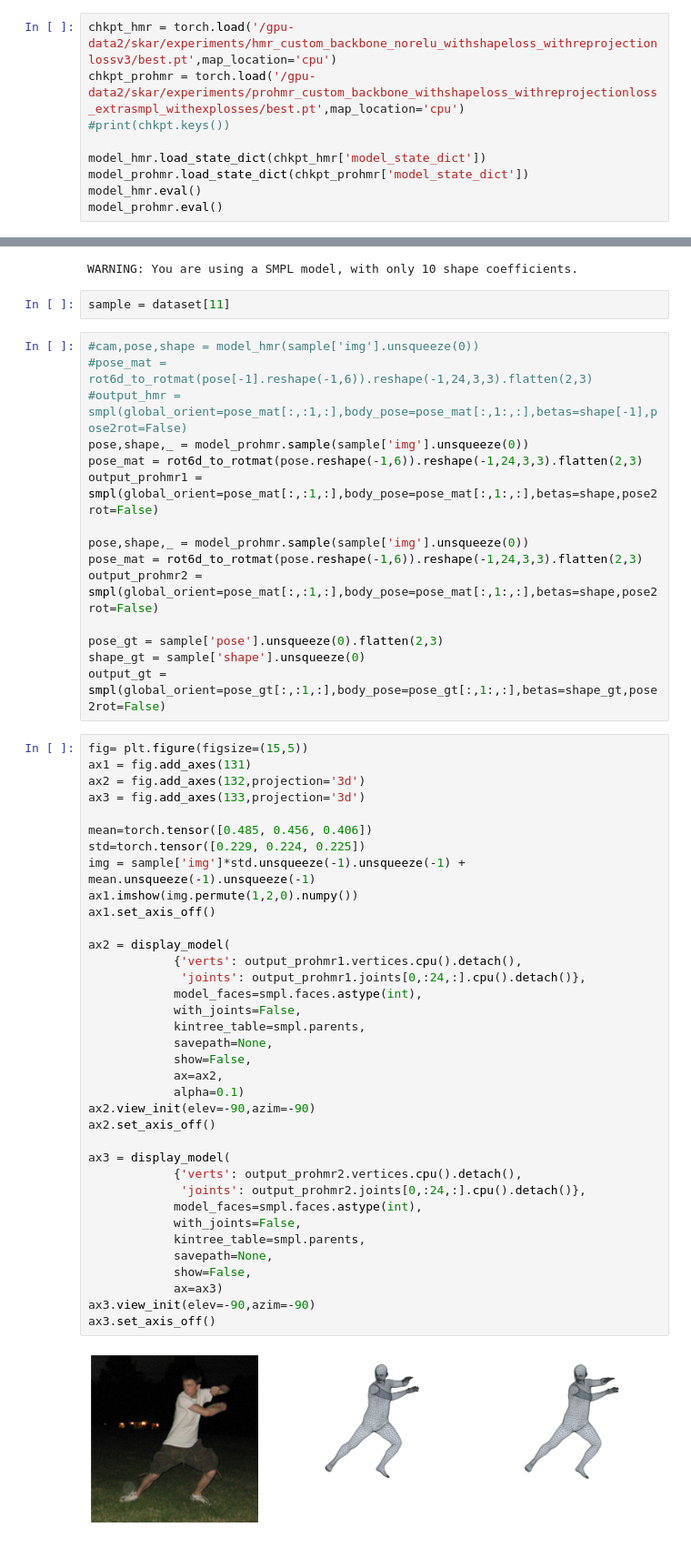
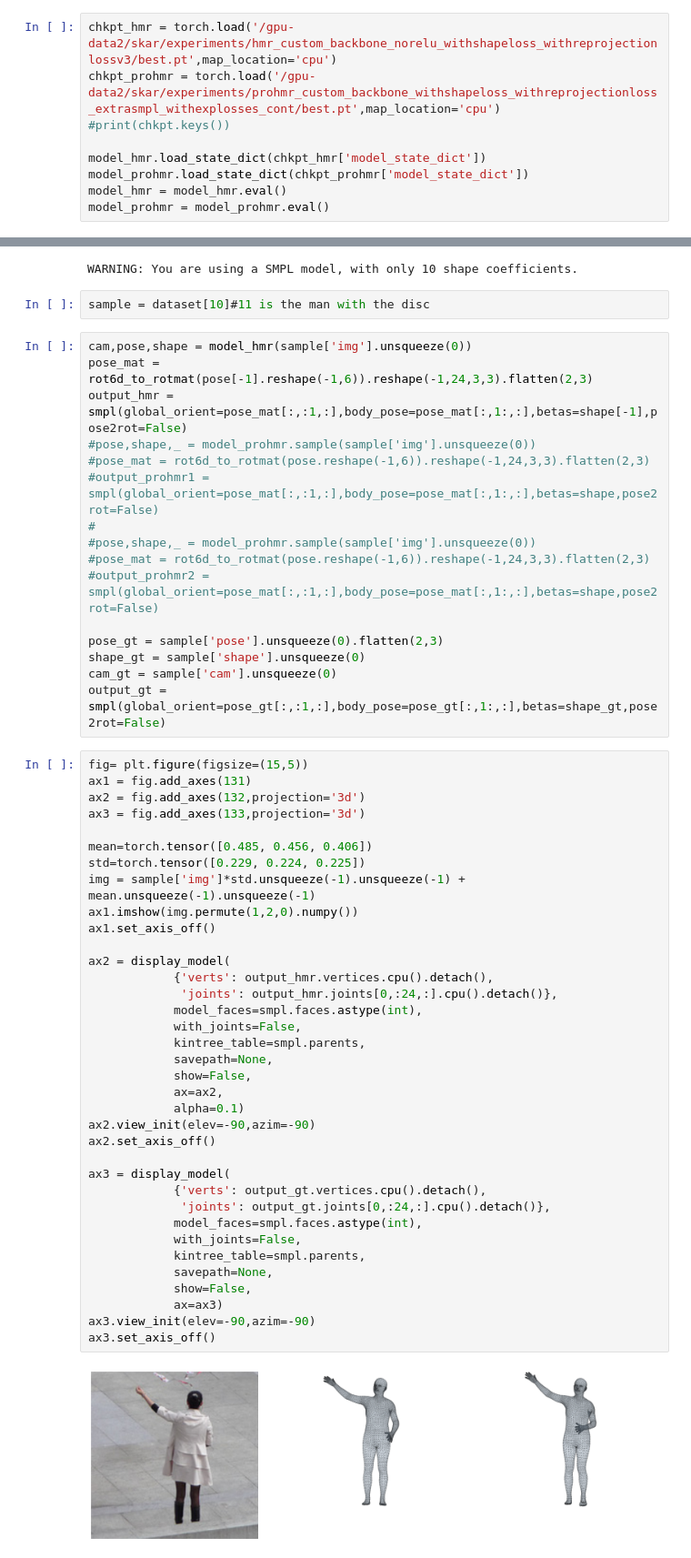
Before and after one commit to sspsk/thesis, a Jupyter notebook: notebooks/projection.ipynb, the cells around one changed output, grey strips where cells are left out. Shown at 91% size. Saved outputs shown, nothing was run; the diff lists cells and outputs as text.

Commit message:
add l1 loss option, visual & quantitative experiments on <projection.ipynb>

```diff
--- a/notebooks/projection.ipynb
+++ b/notebooks/projection.ipynb
@@ -42,10 +49,10 @@ LOG:: Using custom BackBone
 WARNING: You are using a SMPL model, with only 10 shape coefficients.
 # %%
 chkpt_hmr = torch.load('/gpu-data2/skar/experiments/hmr_custom_backbone_norelu_withshapeloss_withreprojectionlossv3/best.pt',map_location='cpu')
-chkpt_prohmr = torch.load('/gpu-data2/skar/experiments/prohmr_custom_backbone_withshapeloss_withreprojectionloss_extrasmpl_withexplosses/best.pt',map_location='cpu')
+chkpt_prohmr = torch.load('/gpu-data2/skar/experiments/prohmr_custom_backbone_withshapeloss_withreprojectionloss_extrasmpl_withexplosses_cont/best.pt',map_location='cpu')
 #print(chkpt.keys())
 
 model_hmr.load_state_dict(chkpt_hmr['model_state_dict'])
 model_prohmr.load_state_dict(chkpt_prohmr['model_state_dict'])
-model_hmr.eval()
-model_prohmr.eval()
+model_hmr = model_hmr.eval()
+model_prohmr = model_prohmr.eval()
@@ -74,21 +63,22 @@ smpl = get_smpl_model(use_feet_keypoints=True,use_hands=True,extra=True)
 # %% [output]
 WARNING: You are using a SMPL model, with only 10 shape coefficients.
 # %%
-sample = dataset[11]
+sample = dataset[10]#11 is the man with the disc
 # %%
-#cam,pose,shape = model_hmr(sample['img'].unsqueeze(0))
-#pose_mat = rot6d_to_rotmat(pose[-1].reshape(-1,6)).reshape(-1,24,3,3).flatten(2,3)
-#output_hmr = smpl(global_orient=pose_mat[:,:1,:],body_pose=pose_mat[:,1:,:],betas=shape[-1],pose2rot=False)
-pose,shape,_ = model_prohmr.sample(sample['img'].unsqueeze(0))
-pose_mat = rot6d_to_rotmat(pose.reshape(-1,6)).reshape(-1,24,3,3).flatten(2,3)
-output_prohmr1 = smpl(global_orient=pose_mat[:,:1,:],body_pose=pose_mat[:,1:,:],betas=shape,pose2rot=False)
-
-pose,shape,_ = model_prohmr.sample(sample['img'].unsqueeze(0))
-pose_mat = rot6d_to_rotmat(pose.reshape(-1,6)).reshape(-1,24,3,3).flatten(2,3)
-output_prohmr2 = smpl(global_orient=pose_mat[:,:1,:],body_pose=pose_mat[:,1:,:],betas=shape,pose2rot=False)
+cam,pose,shape = model_hmr(sample['img'].unsqueeze(0))
+pose_mat = rot6d_to_rotmat(pose[-1].reshape(-1,6)).reshape(-1,24,3,3).flatten(2,3)
+output_hmr = smpl(global_orient=pose_mat[:,:1,:],body_pose=pose_mat[:,1:,:],betas=shape[-1],pose2rot=False)
+#pose,shape,_ = model_prohmr.sample(sample['img'].unsqueeze(0))
+#pose_mat = rot6d_to_rotmat(pose.reshape(-1,6)).reshape(-1,24,3,3).flatten(2,3)
+#output_prohmr1 = smpl(global_orient=pose_mat[:,:1,:],body_pose=pose_mat[:,1:,:],betas=shape,pose2rot=False)
+#
+#pose,shape,_ = model_prohmr.sample(sample['img'].unsqueeze(0))
+#pose_mat = rot6d_to_rotmat(pose.reshape(-1,6)).reshape(-1,24,3,3).flatten(2,3)
+#output_prohmr2 = smpl(global_orient=pose_mat[:,:1,:],body_pose=pose_mat[:,1:,:],betas=shape,pose2rot=False)
 
 pose_gt = sample['pose'].unsqueeze(0).flatten(2,3)
 shape_gt = sample['shape'].unsqueeze(0)
+cam_gt = sample['cam'].unsqueeze(0)
 output_gt = smpl(global_orient=pose_gt[:,:1,:],body_pose=pose_gt[:,1:,:],betas=shape_gt,pose2rot=False)
 # %%
 fig= plt.figure(figsize=(15,5))
@@ -96,35 +86,35 @@ ax1 = fig.add_axes(131)
 ax2 = fig.add_axes(132,projection='3d')
 ax3 = fig.add_axes(133,projection='3d')
 
 mean=torch.tensor([0.485, 0.456, 0.406])
 std=torch.tensor([0.229, 0.224, 0.225])
 img = sample['img']*std.unsqueeze(-1).unsqueeze(-1) + mean.unsqueeze(-1).unsqueeze(-1)
 ax1.imshow(img.permute(1,2,0).numpy())
 ax1.set_axis_off()
 
 ax2 = display_model(
-            {'verts': output_prohmr1.vertices.cpu().detach(),
-             'joints': output_prohmr1.joints[0,:24,:].cpu().detach()},
+            {'verts': output_hmr.vertices.cpu().detach(),
+             'joints': output_hmr.joints[0,:24,:].cpu().detach()},
             model_faces=smpl.faces.astype(int),
             with_joints=False,
             kintree_table=smpl.parents,
             savepath=None,
             show=False,
             ax=ax2,
             alpha=0.1)
 ax2.view_init(elev=-90,azim=-90)
 ax2.set_axis_off()
 
 ax3 = display_model(
-            {'verts': output_prohmr2.vertices.cpu().detach(),
-             'joints': output_prohmr2.joints[0,:24,:].cpu().detach()},
+            {'verts': output_gt.vertices.cpu().detach(),
+             'joints': output_gt.joints[0,:24,:].cpu().detach()},
             model_faces=smpl.faces.astype(int),
             with_joints=False,
             kintree_table=smpl.parents,
             savepath=None,
             show=False,
             ax=ax3)
 ax3.view_init(elev=-90,azim=-90)
 ax3.set_axis_off()
 # %% [output]
-[figure, old version]
+[figure, new version]
```
Also changed, not shown: parts of 13 cells of this notebook, 2 other files.
